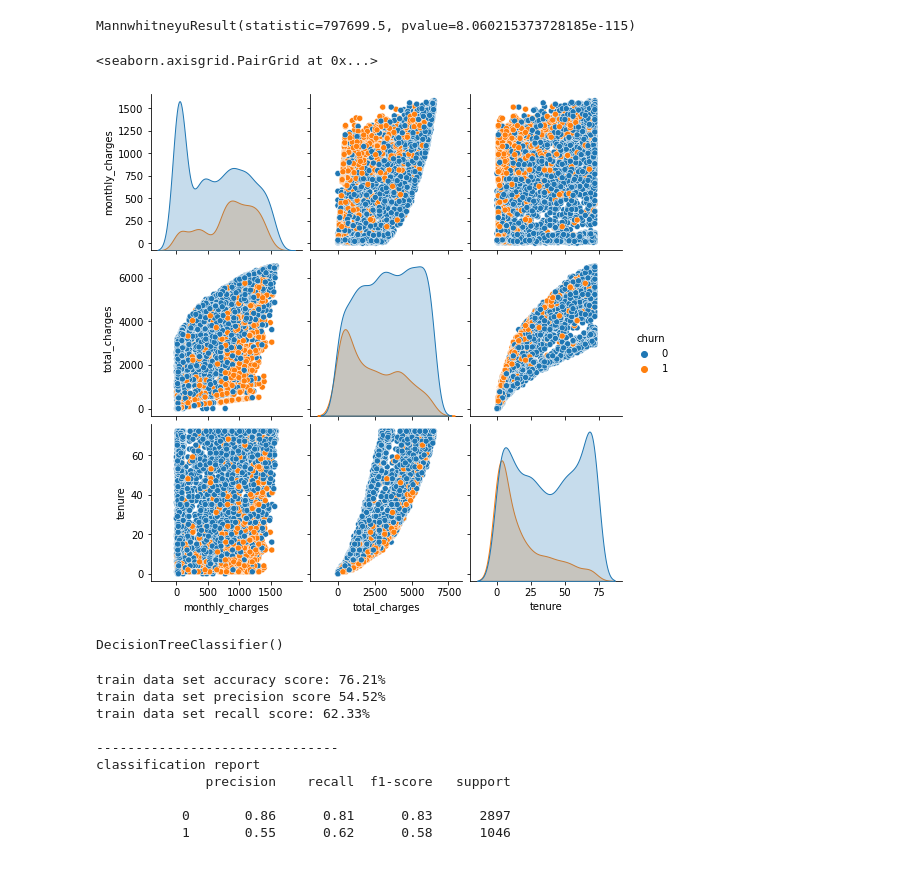
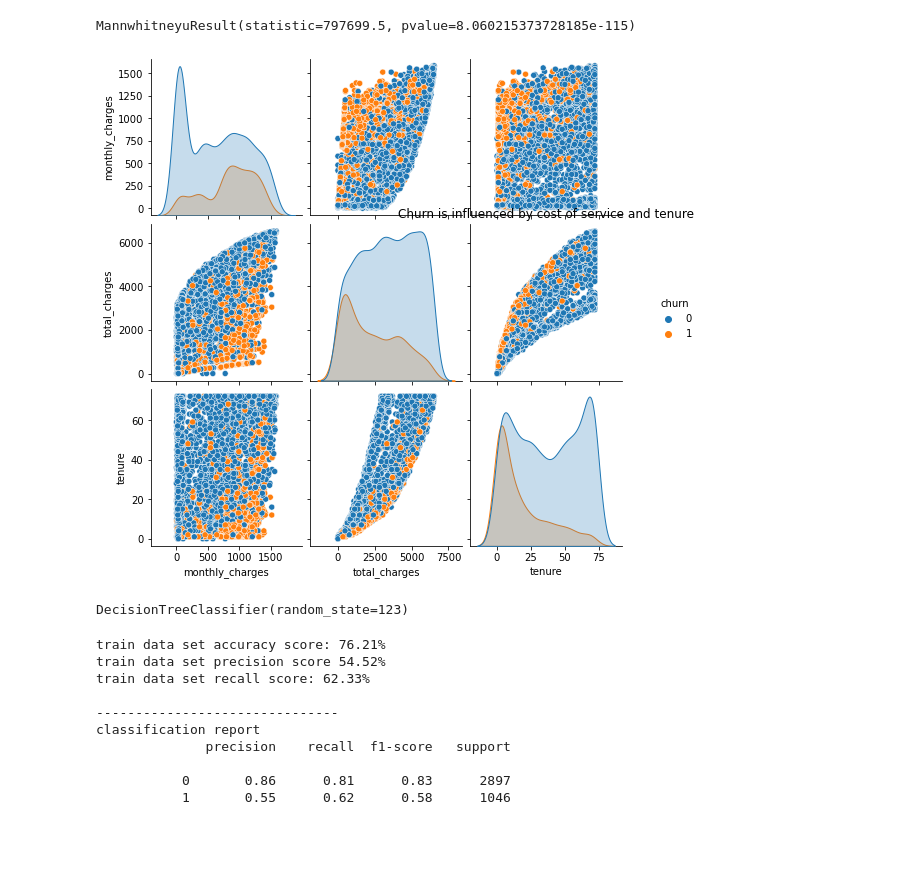
Before and after one commit to parkervoit/telco-classification-project, a Jupyter notebook: telco_workbook.ipynb, the cells around one changed output. Drawn from its saved outputs; the diff is of its cells as text; code cells hidden in the pictures.

Commit message:
added final_notebook, edited prepare

```diff
--- a/telco_workbook.ipynb
+++ b/telco_workbook.ipynb
@@ -146,4 +178,5 @@ def encode_values(df):
         df[x] = label_encoder.fit_transform(df[x])
     return df
 # %%
-churn_df = prepare.encode_values(churn_db)
+churn_df = encode_values(churn_db)
+churn_df
@@ -347,9 +394,10 @@ def plot_swarm(train, target, quant_var):
     return p
 # %%
 sns.pairplot(train, vars = ['monthly_charges','total_charges','tenure'], hue = 'churn')
+plt.title('Churn is influenced by cost of service and tenure')
+plt.show()
 # %% [output]
-<seaborn.axisgrid.PairGrid at 0x...>
-[figure, old version]
+[figure, new version]
 # %%
 y_col = 'churn'
 X_cols = ['contract_type','online_security','tech_support']
@@ -357,10 +405,10 @@ X_train, y_train = train[X_cols], train[y_col]
 X_validate, y_validate = validate[X_cols], validate[y_col]
 X_test, y_test = test[X_cols], test[y_col]
 # %%
-tree1 = DecisionTreeClassifier()
+tree1 = DecisionTreeClassifier(random_state = 123)
 tree1.fit(X_train, y_train)
 # %% [output]
-DecisionTreeClassifier()
+DecisionTreeClassifier(random_state=123)
 # %%
 prepare.run_metrics(X_train, y_train, tree1, data_set = 'train')
 # %% [output]
```
Also changed, not shown: parts of 19 cells of this notebook, 3 other files.
